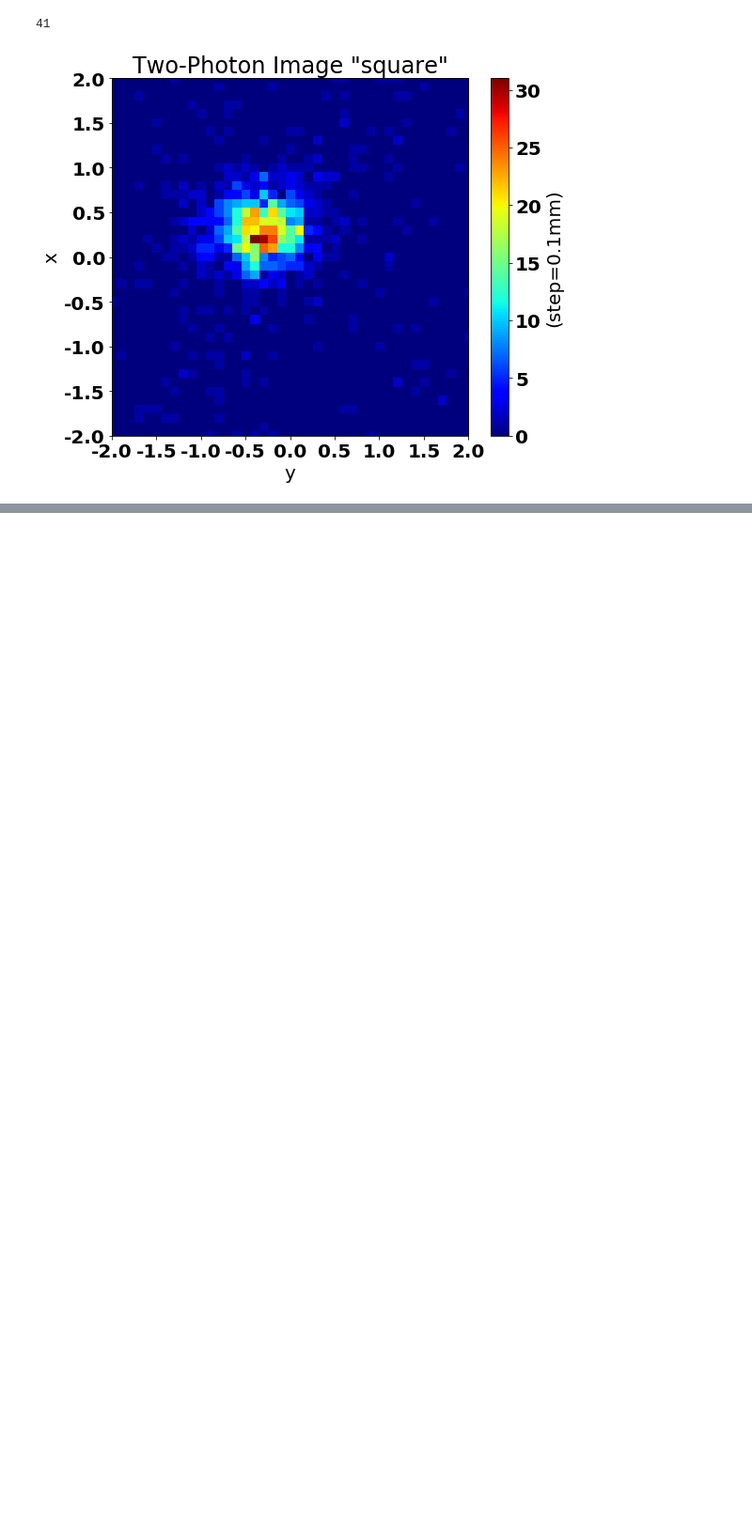
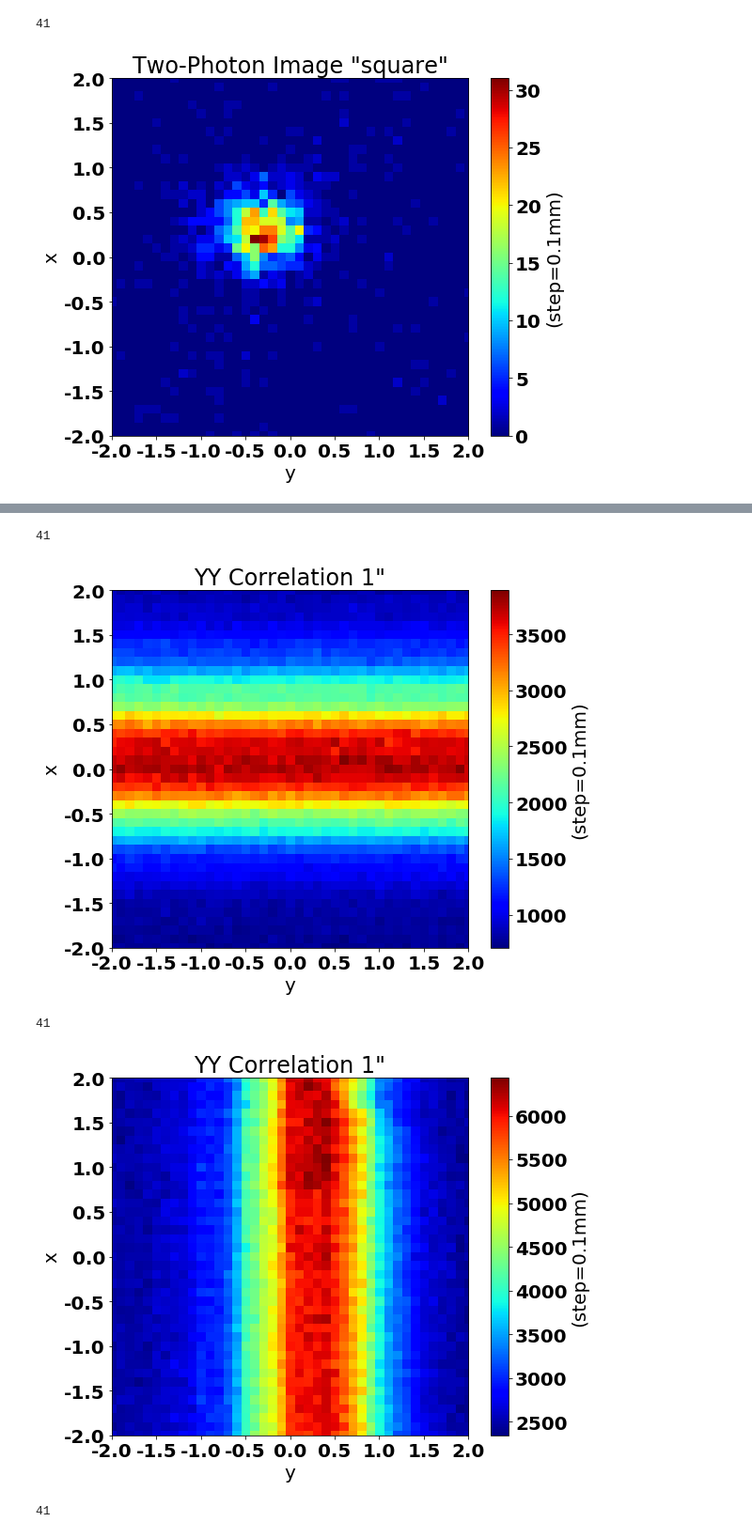
Before and after one commit to juannnesss/Tesis, a Jupyter notebook: Python/matrix.ipynb, the cells around one changed output, grey strips where cells are left out. Shown at 94% size. Saved outputs shown, nothing was run; the diff lists cells and outputs as text; code cells hidden in the pictures; blank space fills up the shorter version.

```diff
--- a/Python/matrix.ipynb
+++ b/Python/matrix.ipynb
@@ -411,0 +429,16 @@ graficar(m,r,'Two-Photon Image "square"','Data/first/')
+# %%
+m,r=getMatrixCanal('Data/correlations/','CorrelacionYY_DetAV_DetBH_reducido1.xlsx',0.1,6)
+graficar(m,r,'YY Correlation 1"','Data/correlations/')
+
+m,r=getMatrixCanal('Data/correlations/','CorrelacionYY_DetAV_DetBH_reducido1.xlsx',0.1,7)
+graficar(m,r,'YY Correlation 1"','Data/correlations/')
+
+
+m,r=getMatrixCanal('Data/correlations/','CorrelacionYY_DetAV_DetBH_reducido1.xlsx',0.1,8)
+graficar(m,r,'YY Correlation 1"','Data/correlations/')
+# %% [output]
+41
+[figure, added]
+41
+[figure, added]
+41
```
Also changed, not shown: parts of 3 cells of this notebook, 45 other files.
